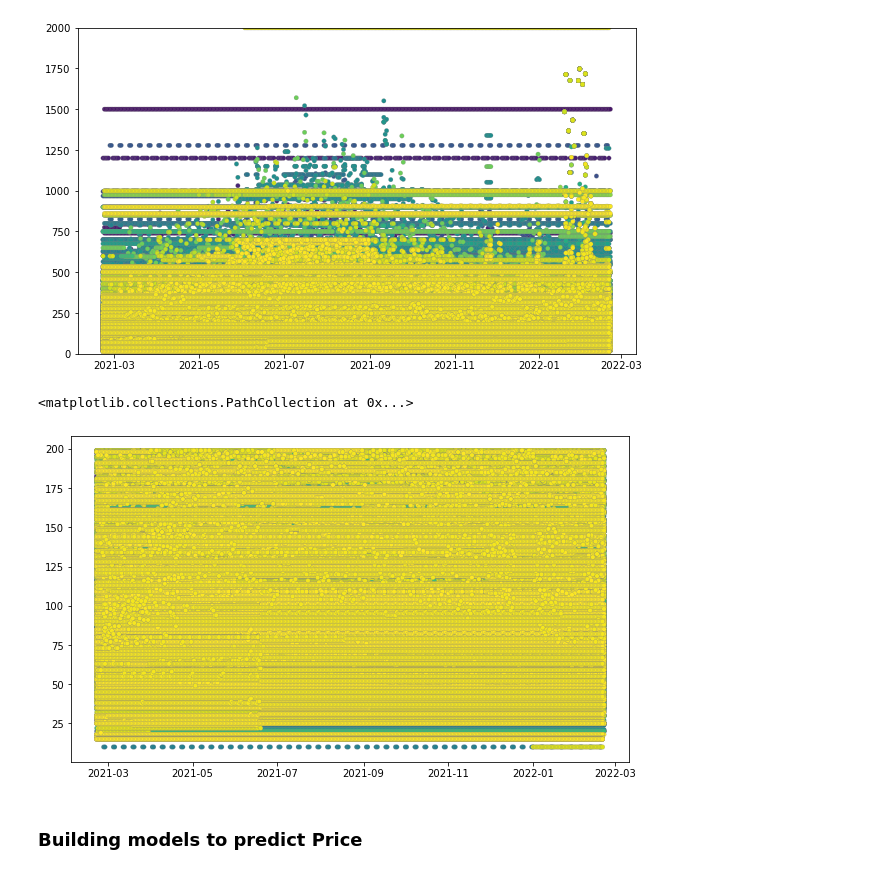
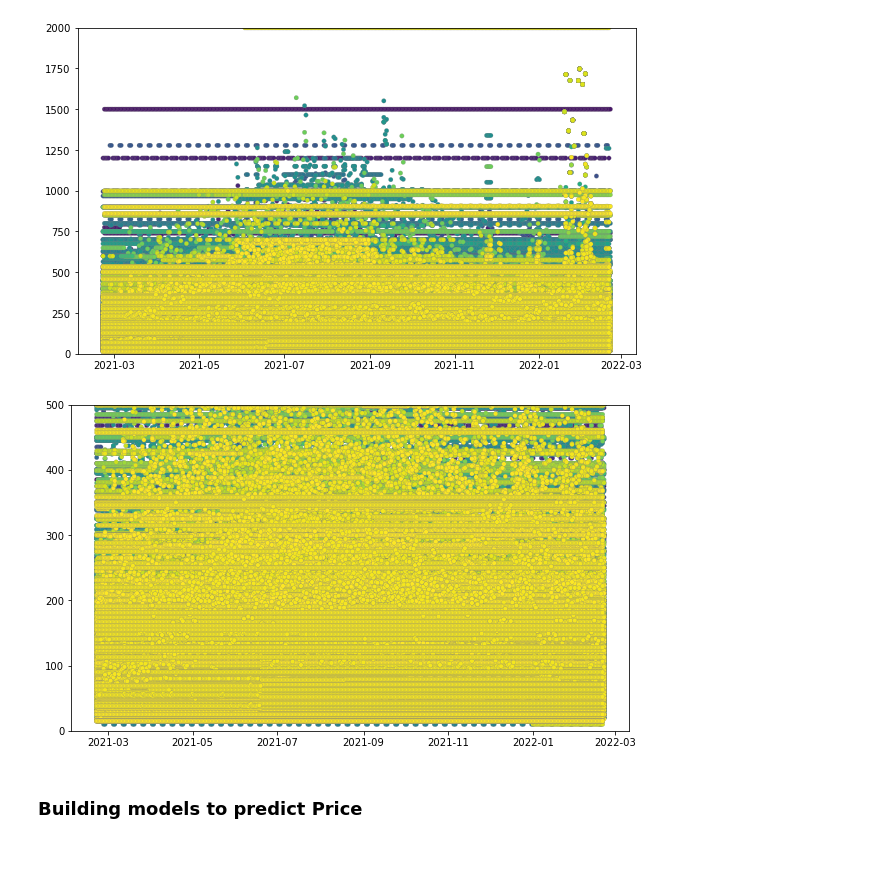
Before and after one commit to edh1912/Airbnb_Seattle, a Jupyter notebook: Airbnb.ipynb, the cells around one changed output. Cells and saved outputs as stored; diff of their text form; code cells hidden in the pictures.

Commit message:
update README and image

```diff
--- a/Airbnb.ipynb
+++ b/Airbnb.ipynb
@@ -170,13 +170,13 @@ plt.show()
 # %% [output]
 [figure]
 # %%
-calendar = calendar[calendar["price"] < 200]
 fig = plt.figure(figsize=(10,6))
+plt.ylim(0,500)
 plt.scatter(data=calendar,x='date',y='price',c="listing_id",
               s=20,linewidths=0.2,edgecolors='gray',label=None)
+plt.show()
 # %% [output]
-<matplotlib.collections.PathCollection at 0x...>
-[figure, old version]
+[figure, new version]
 # %% [markdown]
 ### Building models to predict Price
 # %%
```
Also changed, not shown: parts of 6 cells of this notebook, 2 other files.
